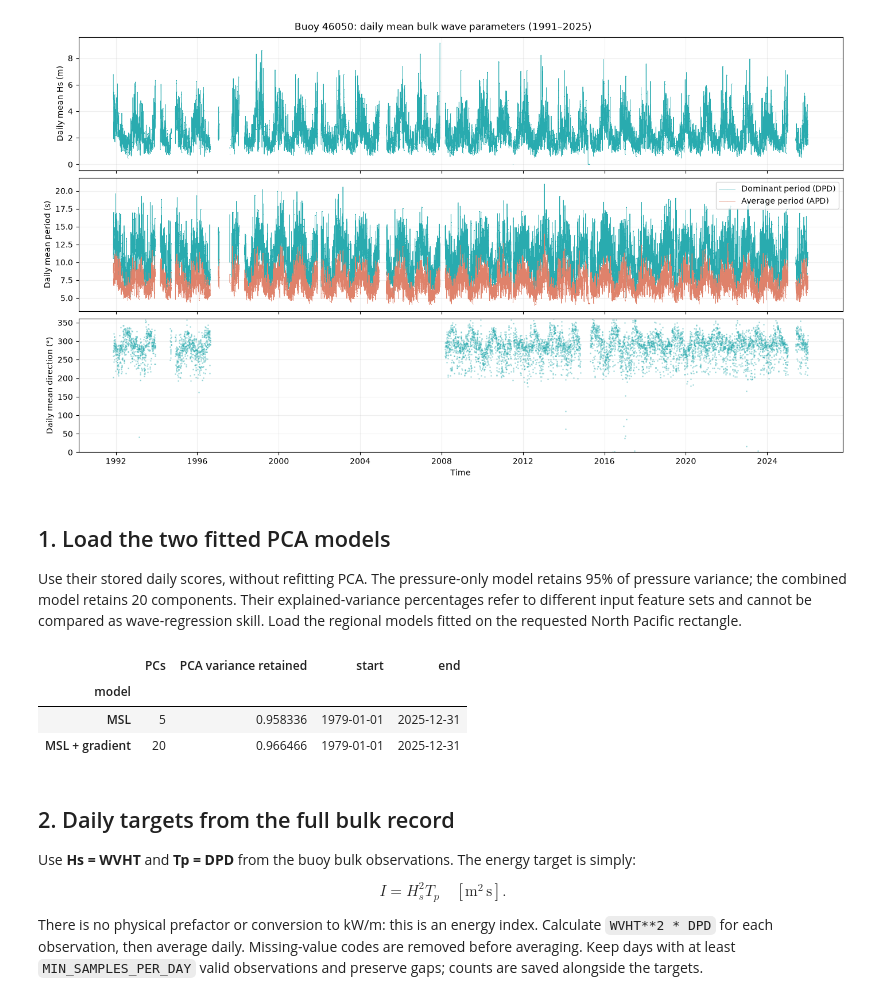
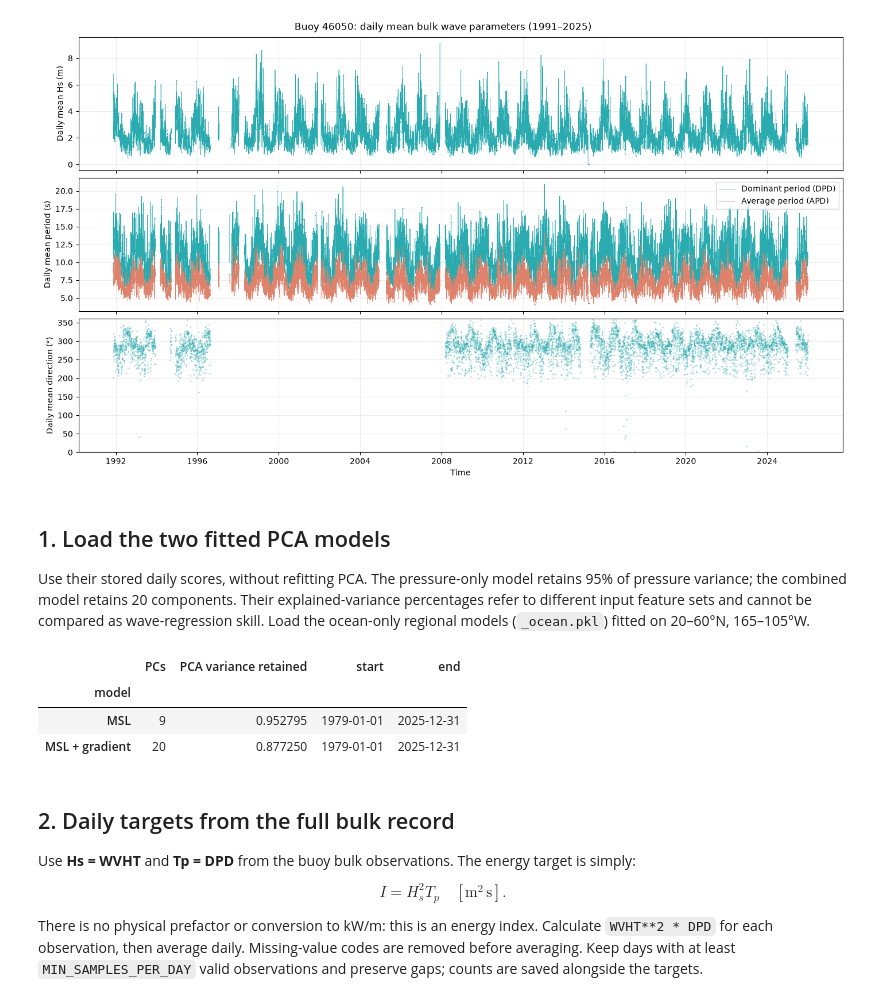
Before and after one commit to GeoOcean/BlueMath_Course_Corvallis, a Jupyter notebook: toolkit/regression/waves_regression.ipynb, the cells around one changed output. Cells and saved outputs as stored; diff of their text form; code cells hidden in the pictures.

```diff
--- a/toolkit/regression/waves_regression.ipynb
+++ b/toolkit/regression/waves_regression.ipynb
@@ -29,8 +29,8 @@ logging.getLogger("PCA").setLevel(logging.ERROR)
 repo_root = next(p for p in [Path.cwd(), *Path.cwd().parents]
                  if (p / "toolkit" / "data" / "outputs").is_dir())
 pca_paths = {
-    "MSL": repo_root / "toolkit/datamining/outputs/pca_msl_north_pacific_31.823246N-56.885930N_147.954232W-122.997241W_1979-2025_2deg.pkl",
-    "MSL + gradient": repo_root / "toolkit/datamining/outputs/pca_msl_gradient_north_pacific_31.823246N-56.885930N_147.954232W-122.997241W_1979-2025_2deg.pkl",
+    "MSL": repo_root / "toolkit/datamining/outputs/pca_msl_north_pacific_20N-60N_165W-105W_1979-2025_2deg_ocean.pkl",
+    "MSL + gradient": repo_root / "toolkit/datamining/outputs/pca_msl_gradient_north_pacific_20N-60N_165W-105W_1979-2025_2deg_ocean.pkl",
 }
 output_path = repo_root / "toolkit/regression/outputs"
 output_path.mkdir(parents=True, exist_ok=True)
@@ -135,69 +98,34 @@ Buoy 46050: 644,062 bulk records, 1991-11-16 18:00:00 to 2025-12-31 23:50:00
 # %%
-# Daily means of measured bulk parameters.
-bulk_wave_observations = buoy_df.set_index("datetime")[["WVHT", "DPD", "APD", "MWD"]].copy().sort_index()
-# Remove missing-value codes BEFORE averaging so 99/999 do not bias the means.
-for name in ["WVHT", "DPD", "APD"]:
-    bulk_wave_observations[name] = pd.to_numeric(bulk_wave_observations[name], errors="coerce").replace(99.0, np.nan)
-bulk_wave_observations["MWD"] = pd.to_numeric(bulk_wave_observations.MWD, errors="coerce").replace(999.0, np.nan)
-
-# One valid value per timestamp avoids overweighting duplicate archive rows.
-conflicts = bulk_wave_observations.groupby(level=0).nunique() > 1
-if conflicts.any().any():
-    raise ValueError("Conflicting duplicate bulk observations require review.")
-bulk_wave_observations = bulk_wave_observations.groupby(level=0).first()
-for name in ["WVHT", "DPD", "APD"]:
-    bulk_wave_observations[name] = bulk_wave_observations[name].where(bulk_wave_observations[name] > 0)
-bulk_wave_parameters = bulk_wave_observations[["WVHT", "DPD", "APD"]].resample("1D").mean()
-# Circular mean: e.g. 350° and 10° average to north, not 180°.
-angle = np.deg2rad(bulk_wave_observations.MWD)
-mean_sin = np.sin(angle).resample("1D").mean()
-mean_cos = np.cos(angle).resample("1D").mean()
-bulk_wave_parameters["MWD"] = (np.rad2deg(np.arctan2(mean_sin, mean_cos)) % 360).where(
-    np.hypot(mean_sin, mean_cos) > 1e-12
-)
-# Markers keep isolated observations visible between missing values.
-# Keep NaNs so lines do not bridge real data gaps.
-fig, axes = plt.subplots(3, 1, figsize=(14, 8), sharex=True, layout="constrained")
-axes[0].plot(bulk_wave_parameters.index, bulk_wave_parameters.WVHT, color="#29ABAF", linewidth=0.6, marker=".", markersize=1.5, markeredgewidth=0)
-axes[0].set_ylabel("Daily mean Hs (m)")
-axes[1].plot(bulk_wave_parameters.index, bulk_wave_parameters.DPD, color="#29ABAF", linewidth=0.6, marker=".", markersize=1.5, markeredgewidth=0, label="Dominant period (DPD)")
-axes[1].plot(bulk_wave_parameters.index, bulk_wave_parameters.APD, color="#DF826B", linewidth=0.6, marker=".", markersize=1.5, markeredgewidth=0, label="Average period (APD)")
-axes[1].set_ylabel("Daily mean period (s)")
-axes[1].legend()
-axes[2].scatter(bulk_wave_parameters.index, bulk_wave_parameters.MWD, color="#29ABAF", s=1, alpha=0.3, rasterized=True)
-axes[2].set(ylabel="Daily mean direction (°)", ylim=(0, 360), xlabel="Time")
-for ax in axes:
-    ax.grid(alpha=0.2)
-fig.suptitle(f"Buoy {buoy_id}: daily mean bulk wave parameters ({years[0]}–{years[-1]})");
+plot_daily_bulk(bulk_wave_parameters, buoy_id, years);
 # %% [output]
 [figure]
 # %% [markdown]
 ## 1. Load the two fitted PCA models
 
 Use their stored daily scores, without refitting PCA. The pressure-only model retains 95% of pressure variance; the combined model retains 20 components. Their explained-variance percentages refer to different input feature sets and cannot be compared as wave-regression skill.
-Load the regional models fitted on the requested North Pacific rectangle.
+Load the ocean-only regional models (`_ocean.pkl`) fitted on 20–60°N, 165–105°W.
 # %%
 pca_models = {name: load_model(str(path)) for name, path in pca_paths.items()}
 pc_frames = {}
 model_summary = []
 for name, model in pca_models.items():
-    if getattr(model, "region_id", None) != "north_pacific_31.823246N-56.885930N_147.954232W-122.997241W":
+    if getattr(model, "region_id", None) != "north_pacific_20N-60N_165W-105W":
         raise ValueError(f"{name}: expected the newly fitted North Pacific model.")
     scores = model.pcs.PCs.transpose("time", "n_component")
     frame = pd.DataFrame(scores.values.astype(np.float64), index=pd.DatetimeIndex(scores.time.values),
                          columns=[f"PC{i + 1}" for i in range(scores.sizes["n_component"])])
     if frame.index.has_duplicates or not frame.index.equals(frame.index.normalize()):
         raise ValueError(f"{name}: expected unique daily PCs at midnight.")
     pc_frames[name] = frame.sort_index()
     model_summary.append({"model": name, "PCs": frame.shape[1],
                           "PCA variance retained": float(model.cumulative_explained_variance_ratio[-1]),
                           "start": frame.index.min(), "end": frame.index.max()})
 display(pd.DataFrame(model_summary).set_index("model"))
 # %% [output]
 |  | PCs | PCA variance retained | start | end |
 | model |  |  |  |  |
-| MSL | 5 | 0.958336 | 1979-01-01 | 2025-12-31 |
-| MSL + gradient | 20 | 0.966466 | 1979-01-01 | 2025-12-31 |
+| MSL | 9 | 0.952795 | 1979-01-01 | 2025-12-31 |
+| MSL + gradient | 20 | 0.877250 | 1979-01-01 | 2025-12-31 |
 # %% [markdown]
 ## 2. Daily targets from the full bulk record
 
```
Also changed, not shown: parts of 11 cells of this notebook, 3 other files.
